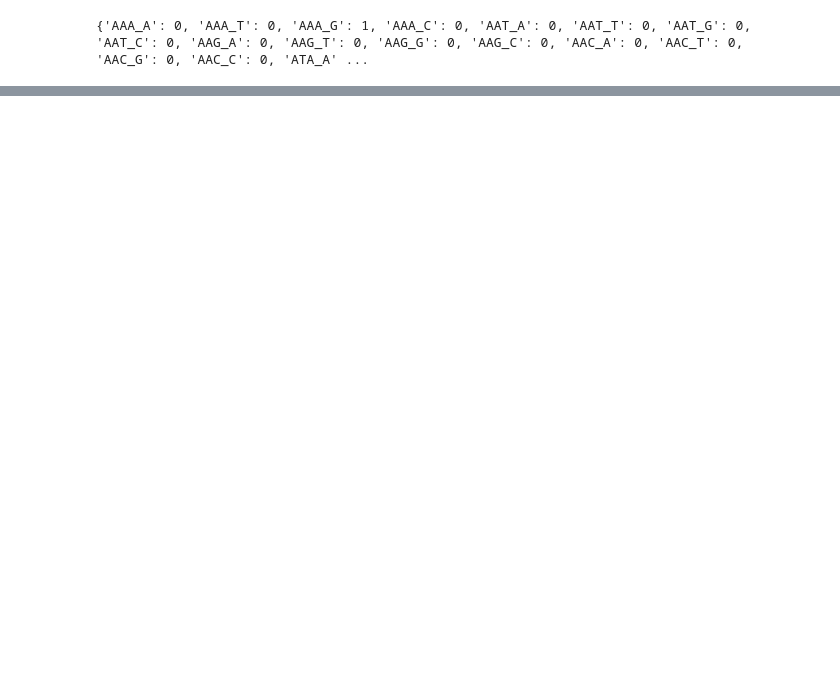
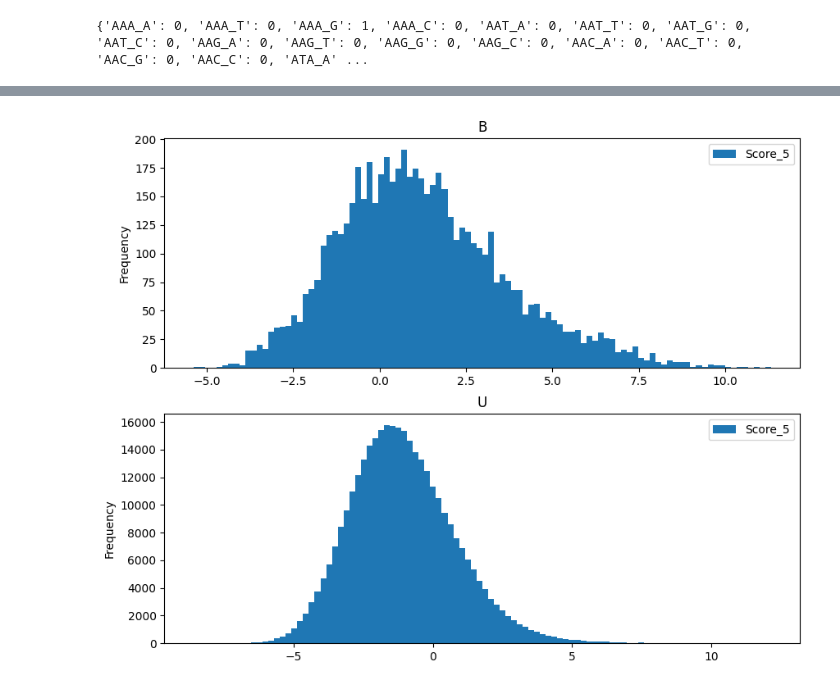
Before and after one commit to tiny-infinity/CFG_Classifier_Project, a Jupyter notebook: main_workflow_0.ipynb, the cells around one changed output, grey strips where cells are left out. Drawn from its saved outputs; the diff is of its cells as text; code cells hidden in the pictures; blank space fills up the shorter version.

```diff
--- a/main_workflow_0.ipynb
+++ b/main_workflow_0.ipynb
@@ -78,0 +23,36 @@ u_matrix = hf.construct_transition_matrix(markov_order=3,
+# %%
+unbound_df = hf.stripped_df(tsv_file_path='projectData/chr1_200bp_bins.tsv',
+                            tf_id='REST',
+                            bclass='U',
+                            )
+
+bound_df = hf.stripped_df(tsv_file_path='projectData/chr1_200bp_bins.tsv',
+                            tf_id='REST',
+                            bclass='B',
+                            )
+
+target_df = hf.stripped_df(tsv_file_path='projectData/chr1_200bp_bins.tsv',
+                            tf_id='REST',
+                            bclass=None,
+                            )
+# %%
+b_matrix = hf.construct_transition_matrix(markov_order=5,
+                                  fasta_file_path='projectData/chr1.fa',
+                                  target_df=bound_df,
+                                  chr_id='chr1',
+                                  tf_id='REST',
+                                  bclass='B')
+
+u_matrix = hf.construct_transition_matrix(markov_order=5,
+                                  fasta_file_path='projectData/chr1.fa',
+                                  target_df=unbound_df,
+                                  chr_id='chr1',
+                                  tf_id='REST',
+                                  bclass='U')
+# %%
+test_scores = hf.binding_prob_database(markov_order=5,
+                                       tf_data = target_df,
+                                       fasta_file_path = 'projectData/chr1.fa',
+                                       chr_id = 'chr1',
+                                       bmatrix = b_matrix,
+                                       umatrix = u_matrix)
@@ -78,0 +76,6 @@ u_matrix = hf.construct_transition_matrix(markov_order=3,
+# %%
+import matplotlib.pyplot as plt
+
+ax = test_scores.plot.hist(column=["Score_5"], by='REST',figsize=(10, 8),bins=100)
+# %% [output]
+[figure, added]
```
Also changed, not shown: parts of 4 cells of this notebook, 1 other file.
